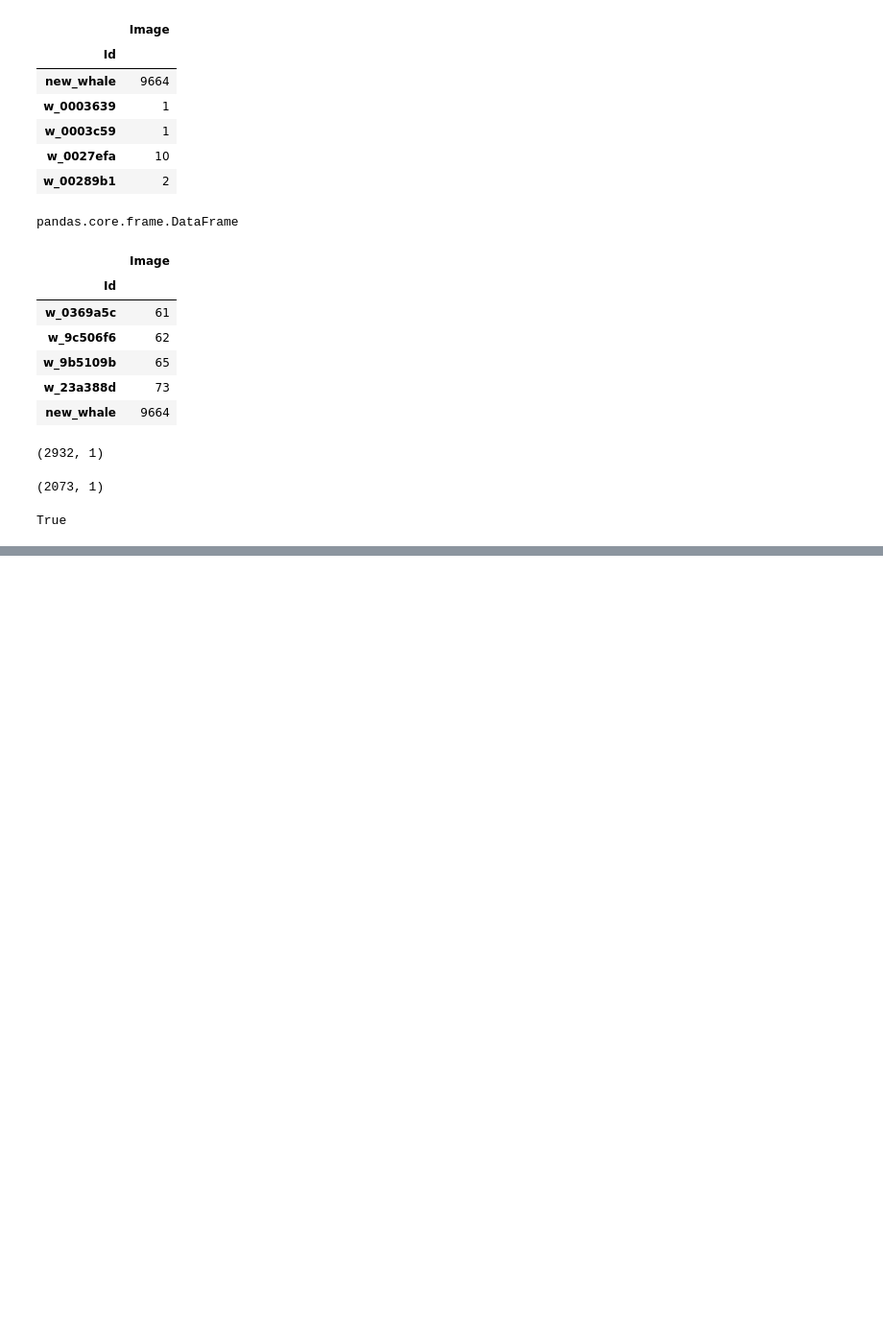
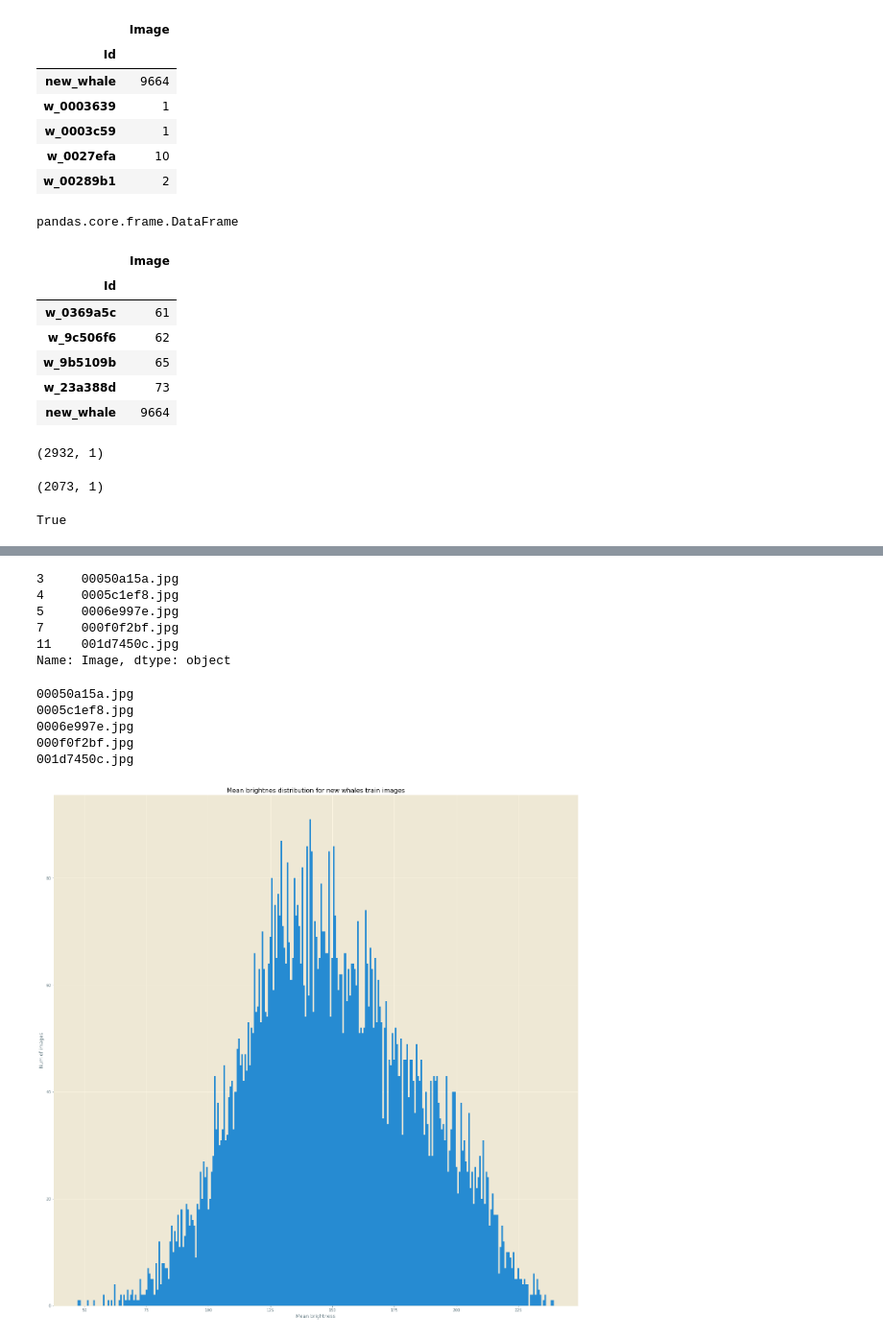
Before and after one commit to contemplat0r/Humpback_Whale_Identification, a Jupyter notebook: first_exp_eda_humpback_whale_identification-2.ipynb, the cells around one changed output, grey strips where cells are left out. Shown at 96% size. Drawn from its saved outputs; the diff is of its cells as text; code cells hidden in the pictures; blank space fills up the shorter version.

```diff
--- a/first_exp_eda_humpback_whale_identification-2.ipynb
+++ b/first_exp_eda_humpback_whale_identification-2.ipynb
@@ -606,0 +670,4 @@ True
+# %%
+train_images_description_df_extend['new_whale_feature'] = 1
+# %%
+train_images_description_df_extend.loc[train_images_description_df_extend['Id'] != 'new_whale', 'new_whale_feature'] = 0
@@ -606,0 +691,37 @@ True
+# %%
+new_whale_image_names = train_images_description_df_extend.loc[train_images_description_df_extend['new_whale_feature'] == 1, 'Image']
+# %%
+new_whale_image_names.head()
+# %% [output]
+3     00050a15a.jpg
+4     0005c1ef8.jpg
+5     0006e997e.jpg
+7     000f0f2bf.jpg
+11    001d7450c.jpg
+Name: Image, dtype: object
+# %%
+for item in new_whale_image_names.head():
+    print(item)
+# %% [output]
+00050a15a.jpg
+0005c1ef8.jpg
+0006e997e.jpg
+000f0f2bf.jpg
+001d7450c.jpg
+# %%
+new_whales_train_images_mean_brightness = [
+    compute_whole_image_mean_brightnes(image) for image in (
+        whales_train_images_dict[img_name] for img_name in new_whale_image_names
+    )
+]
+# %%
+fig = plt.figure(figsize=(24, 24))
+ax = fig.add_subplot(111)
+ax.hist(new_whales_train_images_mean_brightness, bins=300)
+ax.set_title("Mean brightnes distribution for new whales train images")
+#ax.set(title="Mean brightnes distribution for images with chips")
+ax.set_xlabel("Mean brightness")
+ax.set_ylabel("Num of images")
+plt.show()
+# %% [output]
+[figure, added]
```
Also changed, not shown: parts of 27 cells of this notebook, 1 other file.
